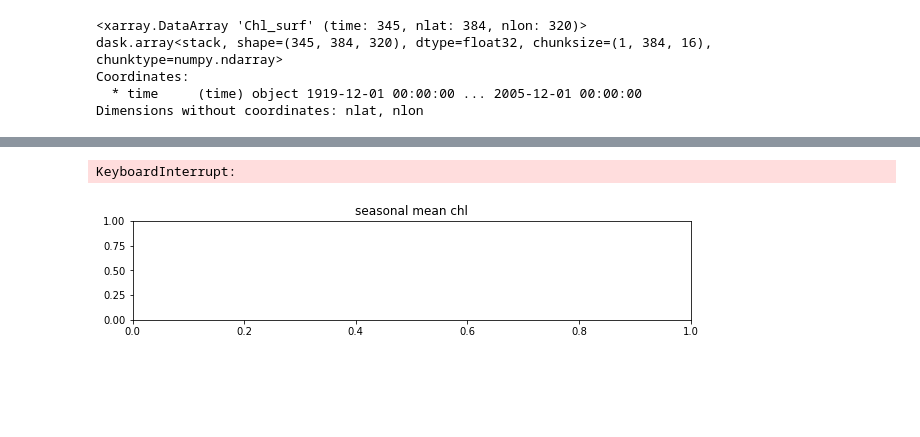
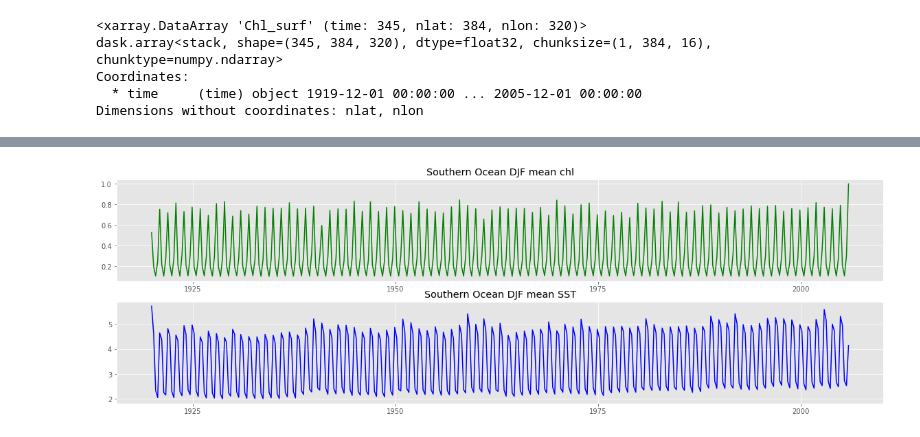
Before and after one commit to Zephyr-Sylvester/krill-cesm-le, a Jupyter notebook: notebooks/DJF-timeseries.ipynb, the cells around one changed output, grey strips where cells are left out. Drawn from its saved outputs; the diff is of its cells as text; code cells hidden in the pictures; blank space fills up the shorter version.

Commit message:
-updated DJF notebook and made figures

```diff
--- a/notebooks/DJF-timeseries.ipynb
+++ b/notebooks/DJF-timeseries.ipynb
@@ -124,0 +128,9 @@ ds_so.SST.isel(time=0).plot(vmin=-2, vmax=30)
+# %%
+#make masks on grid:
+import pop_tools
+grid_name = 'POP_gx1v7'
+grid = pop_tools.get_grid(grid_name)
+
+# Set it up:
+lat = grid.TLAT
+lon = grid.TLONG
@@ -124,0 +139,8 @@ ds_so.SST.isel(time=0).plot(vmin=-2, vmax=30)
+# %%
+# Mask out rectangles:
+atl_mask = grid.TAREA.where((lat <= -45) & ((lon > 295) | (lon <= 55)) & (grid.REGION_MASK == 1)).fillna(0.) # ATLANTIC
+ind_mask = grid.TAREA.where((lat <= -45) & ((lon > 55) & (lon <= 145)) & (grid.REGION_MASK == 1)).fillna(0.) # INDIAN
+wpac_mask = grid.TAREA.where((lat <= -45) & ((lon > 145) & (lon <= 245)) & (grid.REGION_MASK == 1)).fillna(0.) # WEST PACIFIC
+epac_mask = grid.TAREA.where((lat <= -45) & ((lon >= 245) & (lon <= 298)) & (grid.REGION_MASK == 1)).fillna(0.) # EAST PACIFIC
+
+SO_mask = grid.TAREA.where((lat <= -45) & (grid.REGION_MASK == 1)).fillna(0.) #Southern Ocean
@@ -151,0 +183,9 @@ I've lost TAREA with this.. does that matter?
+# %%
+#Create 1-D Array of data:
+# SST in SO (or region) monthly mean
+sst_so_mean = (sst_rs * SO_mask).sum(['nlat', 'nlon']) / SO_mask.sum(['nlat', 'nlon'])
+sst_so_mean = sst_so_mean.compute()
+
+# Chl in SO (or region) monthly mean
+chl_so_mean = (chl_rs * SO_mask).sum(['nlat', 'nlon']) / SO_mask.sum(['nlat', 'nlon'])
+chl_so_mean = chl_so_mean.compute()
@@ -168,16 +217,19 @@ Cannot write to data cache '/glade/p/cesmdata/cseg'. Will not be able to downloa
+# %%
+style.use('ggplot')
 # %%
 # Plot all Basins
-fig = plt.figure(figsize=(10,4))
+fig = plt.figure(figsize=(20,6))
 
 ax1 = fig.add_subplot(211)
-ax1.set_title('seasonal mean chl')
-ax1.plot(chl_rs['time'].values, chl_rs.values, color = 'purple')
+ax1.set_title('Southern Ocean DJF mean chl')
+ax1.plot(chl_so_mean['time'].values, chl_so_mean.values, color = 'green')
 plt.gca()
 
 ax2 = fig.add_subplot(212)
-ax2.set_title('seasonal mean SST')
-ax2.plot(sst_rs['time'].values, sst_rs.values, color = 'skyblue')
+ax2.set_title('Southern Ocean DJF mean SST')
+ax2.plot(sst_so_mean['time'].values, sst_so_mean.values, color = 'blue')
 plt.gca()
+
+plt.savefig('DJF-timeseries-SST-CHL-Mean.png')
 # %% [output]
-KeyboardInterrupt:
-[figure, old version]
+[figure, new version]
```
Also changed, not shown: parts of 11 cells of this notebook, 3 other files.
